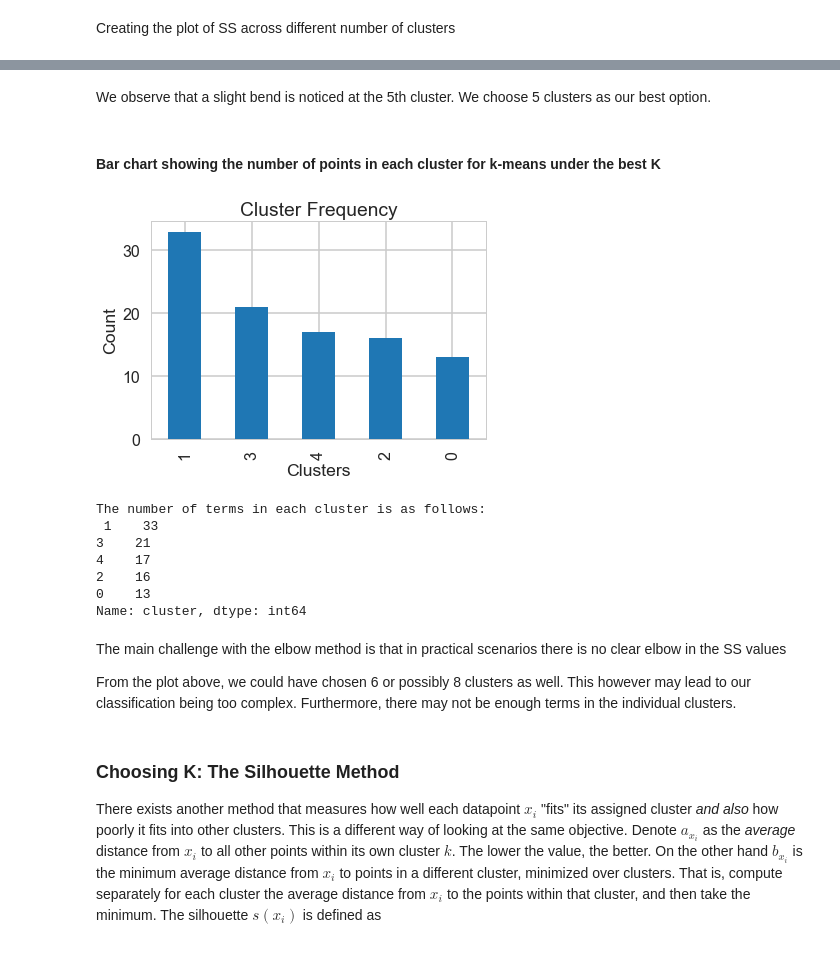
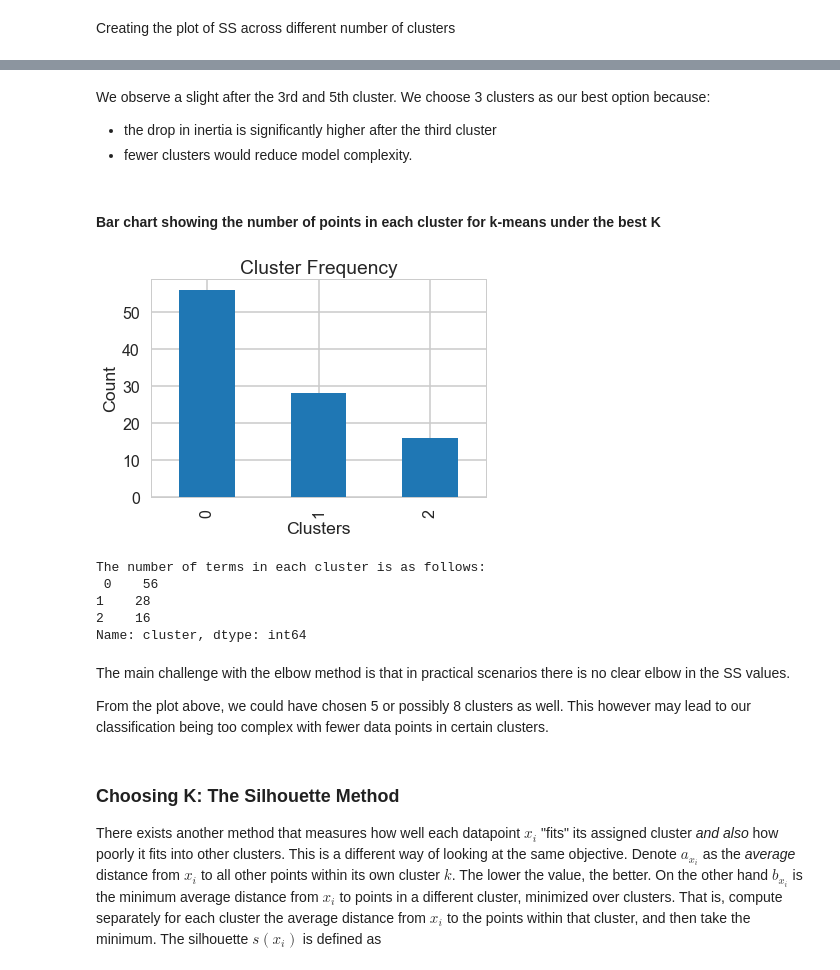
Before and after one commit to misri-saarthak/Mini-Projects---Data-Science-Intensive-Springboard-, a Jupyter notebook: Clustering/Mini_Project_Clustering.ipynb, the cells around one changed output, grey strips where cells are left out. Saved outputs shown, nothing was run; the diff lists cells and outputs as text; code cells hidden in the pictures.

```diff
--- a/Clustering/Mini_Project_Clustering.ipynb
+++ b/Clustering/Mini_Project_Clustering.ipynb
@@ -141,33 +144,33 @@ plt.show()
 # %% [markdown]
-We observe that a slight bend is noticed at the 5th cluster. We choose 5 clusters as our best option.
+We observe a slight after the 3rd and 5th cluster. We choose 3 clusters as our best option because:
+* the drop in inertia is significantly higher after the third cluster
+* fewer clusters would reduce model complexity.
 # %% [markdown]
 #### Bar chart showing the number of points in each cluster for k-means under the best  K
 # %%
-knn = KMeans(n_clusters=5)
+knn = KMeans(n_clusters=3)
 labels = knn.fit_predict(x_cols)
 df_bar = pd.DataFrame({"labels":labels,"customers":df_new.index})
 df_bar['labels'].value_counts().plot(kind='bar') #Required bar graph of counts within each cluster.
 plt.xlabel("Clusters")
 plt.ylabel("Count")
 plt.title('Cluster Frequency')
 plt.show()
 
 df_new['cluster'] = labels
 print("The number of terms in each cluster is as follows: \n {}".format(df_new.cluster.value_counts()))
 # %% [output]
-[figure, old version]
+[figure, new version]
 The number of terms in each cluster is as follows:
- 1    33
-3    21
-4    17
+ 0    56
+1    28
 2    16
-0    13
 Name: cluster, dtype: int64
 # %% [markdown]
-The main challenge with the elbow method is that in practical scenarios there is no clear elbow in the SS values
+The main challenge with the elbow method is that in practical scenarios there is no clear elbow in the SS values.
 
-From the plot above, we could have chosen 6 or possibly 8 clusters as well. This however may lead to our
-classification being too complex. Furthermore, there may not be enough terms in the individual clusters.
+From the plot above, we could have chosen 5 or possibly 8 clusters as well. This however may lead to our
+classification being too complex with fewer data points in certain clusters.
 # %% [markdown]
 ### Choosing K: The Silhouette Method
 
```
Also changed, not shown: parts of 40 cells of this notebook.
